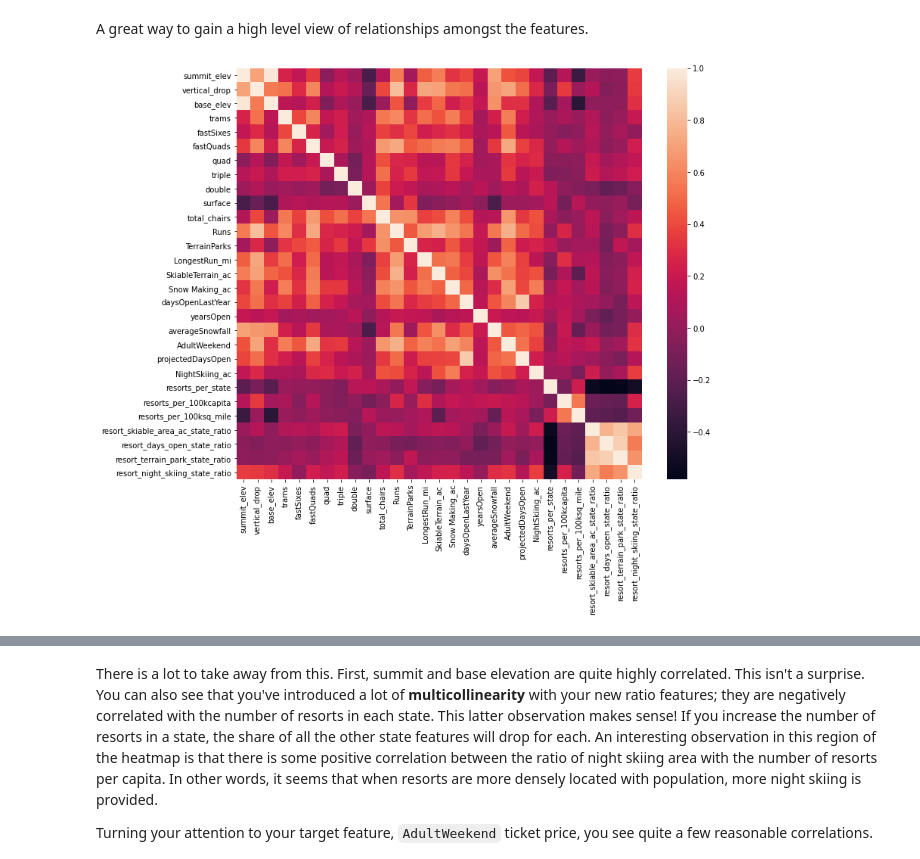
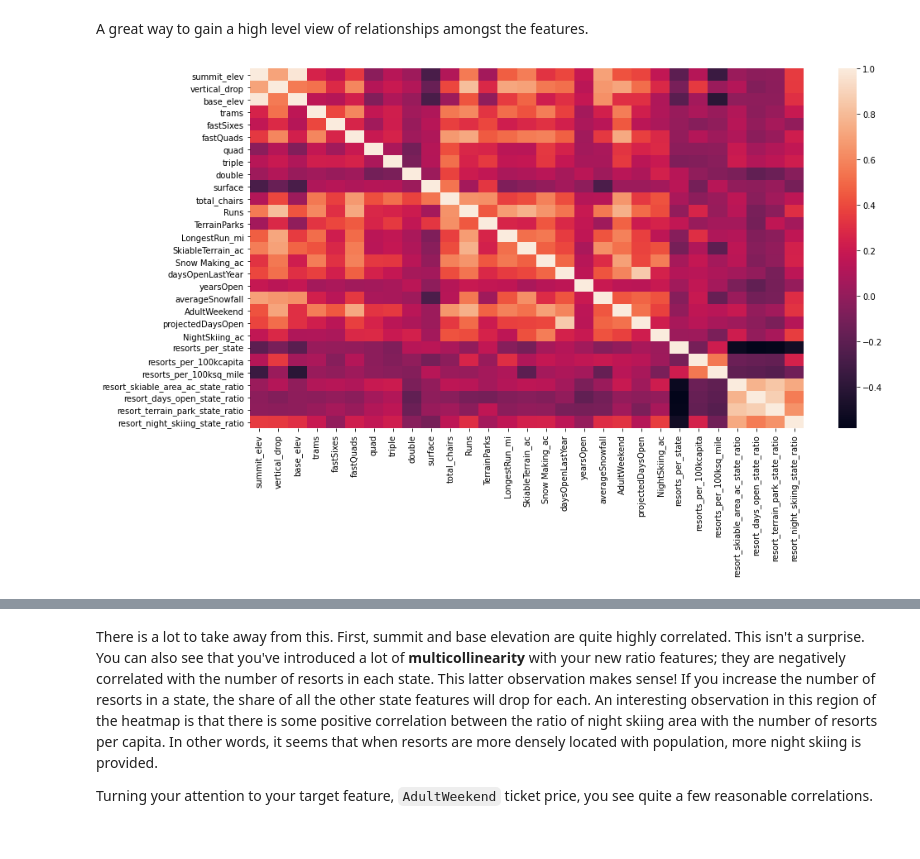
Before and after one commit to Williamdst/DS-Guided-Capstone, a Jupyter notebook: Step Three - Exploratory Data Analysis/03_exploratory_data_analysis.ipynb, the cells around one changed output, grey strips where cells are left out. Cells and saved outputs as stored; diff of their text form; code cells hidden in the pictures; blank space fills up the shorter version.

```diff
--- a/Step Three - Exploratory Data Analysis/03_exploratory_data_analysis.ipynb
+++ b/Step Three - Exploratory Data Analysis/03_exploratory_data_analysis.ipynb
@@ -833,8 +718,8 @@ A great way to gain a high level view of relationships amongst the features.
 # %%
 #Code task 12#
 #Show a seaborn heatmap of correlations in ski_data
 #Hint: call pandas' `corr()` method on `ski_data` and pass that into `sns.heatmap`
-plt.subplots(figsize=(12,10))
+plt.subplots(figsize=(15,8))
 sns.heatmap(ski_data.corr());
 # %% [output]
-[figure, old version]
+[figure, new version]
```
Also changed, not shown: parts of 24 cells of this notebook, 6 other files.
